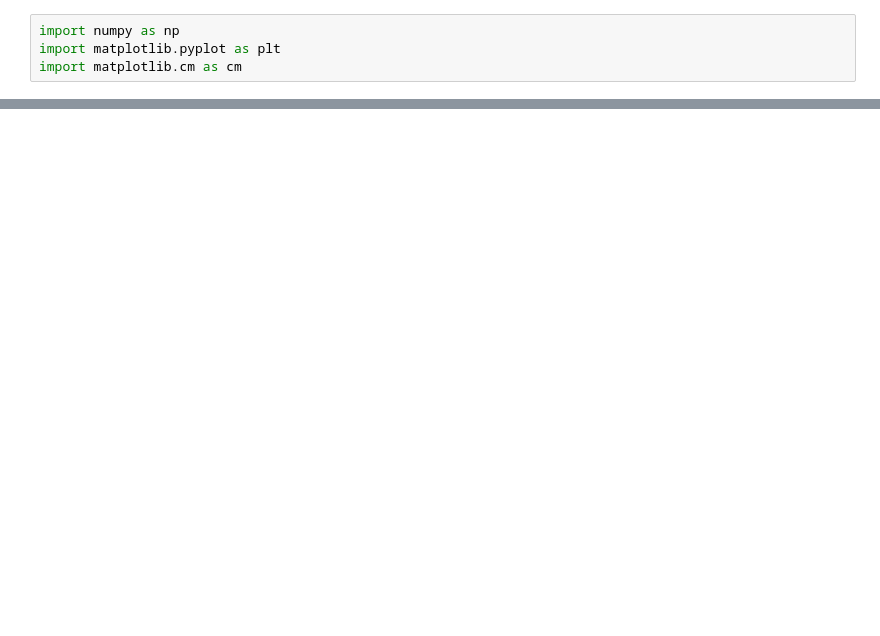
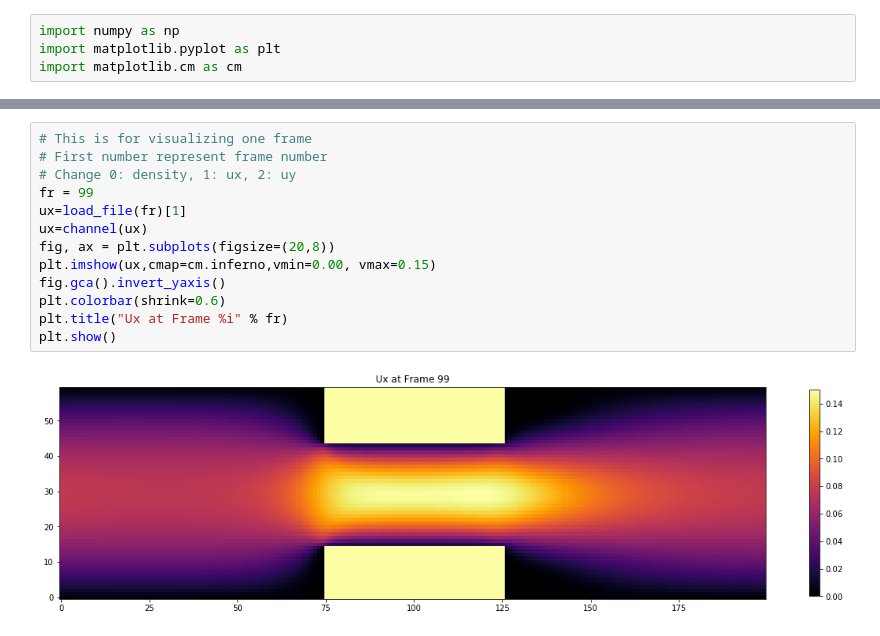
Before and after one commit to iacs-ac290r-2019/homework, a Jupyter notebook: hw2/lbm_7/viz.ipynb, the cells around one changed output, grey strips where cells are left out. Drawn from its saved outputs; the diff is of its cells as text; blank space fills up the shorter version.

```diff
--- a/hw2/lbm_7/viz.ipynb
+++ b/hw2/lbm_7/viz.ipynb
@@ -366,0 +47,15 @@ plt.show()
+# %%
+# This is for visualizing one frame
+# First number represent frame number
+# Change 0: density, 1: ux, 2: uy
+fr = 99
+ux=load_file(fr)[1]
+ux=channel(ux)
+fig, ax = plt.subplots(figsize=(20,8))
+plt.imshow(ux,cmap=cm.inferno,vmin=0.00, vmax=0.15)
+fig.gca().invert_yaxis()
+plt.colorbar(shrink=0.6)
+plt.title("Ux at Frame %i" % fr)
+plt.show()
+# %% [output]
+[figure, added]
```
Also changed, not shown: parts of 65 cells of this notebook.
